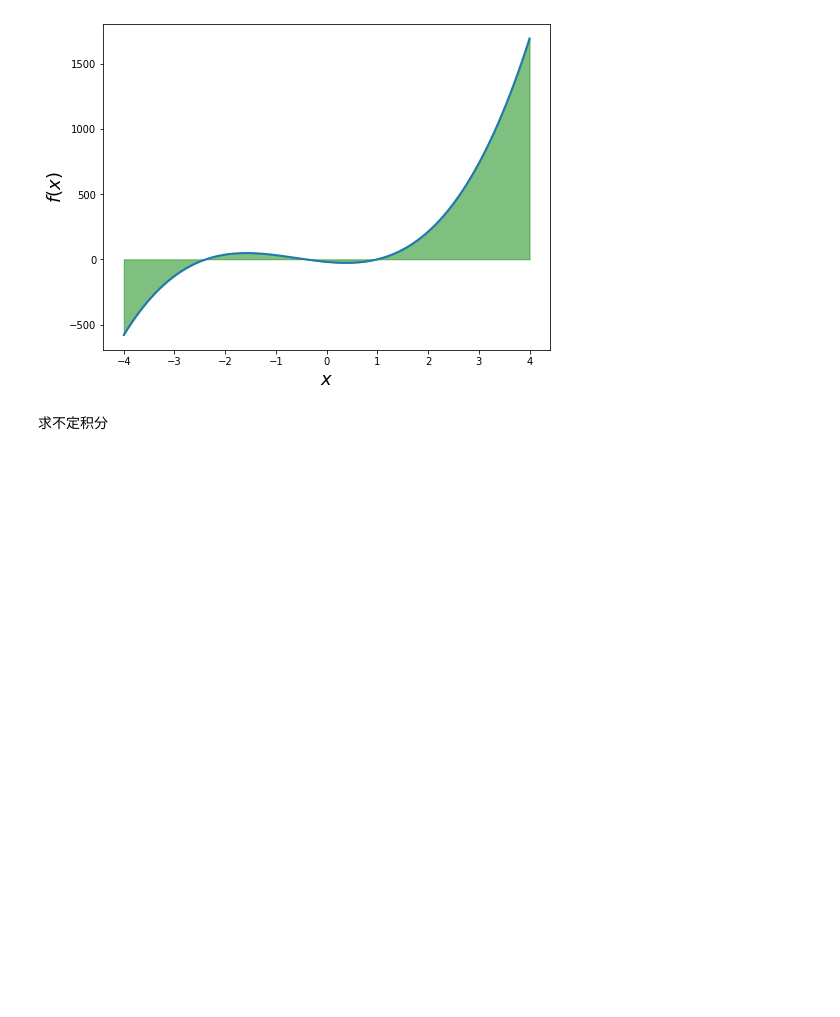
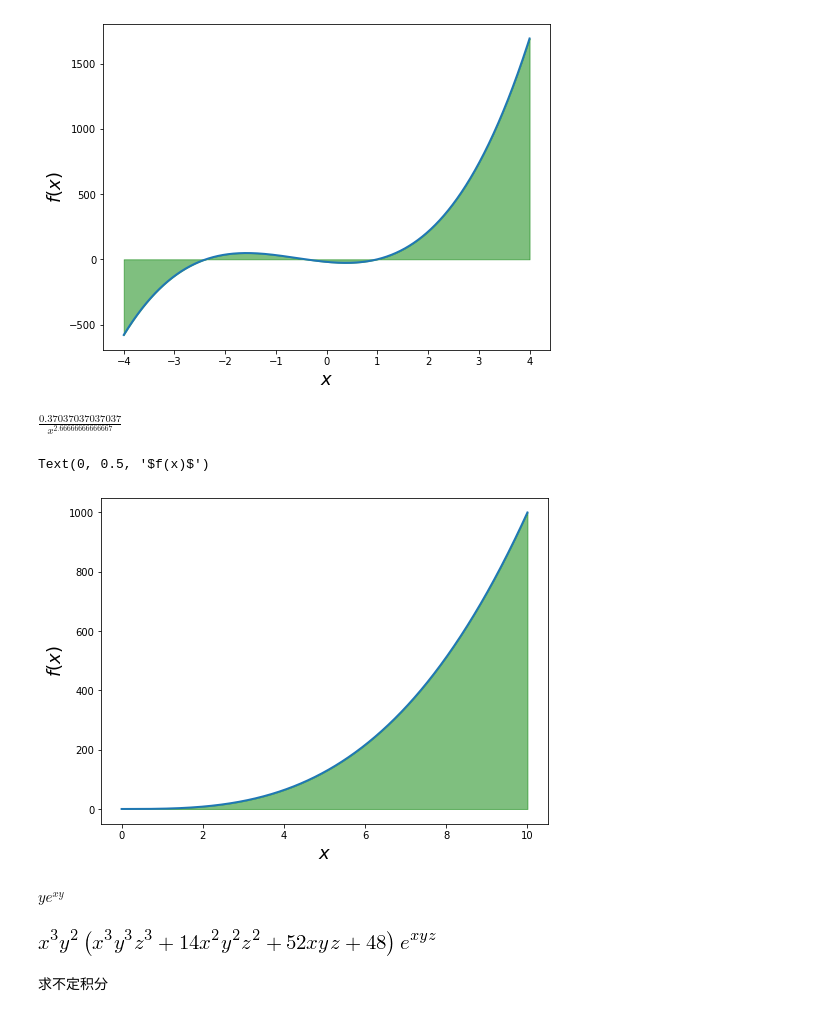
Before and after one commit to jayaston/mypyworks, a Jupyter notebook: 科学计算.ipynb, the cells around one changed output. Saved outputs shown, nothing was run; the diff lists cells and outputs as text; code cells hidden in the pictures; blank space fills up the shorter version.

```diff
--- a/科学计算.ipynb
+++ b/科学计算.ipynb
@@ -106,6 +154,46 @@ ax.set_ylabel("$f(x)$", fontsize=18)
 # %% [output]
 Text(0, 0.5, '$f(x)$')
 [figure]
+# %%
+x = sy.Symbol('x')
+f = x**(1/3)
+sy.diff(f,x,3)
+# %% [output]
+$\displaystyle \frac{0.37037037037037}{x^{2.66666666666667}}$
+# %%
+def f(x):
+    return  x**3
+
+fig, ax = plt.subplots(figsize=(8,6))
+x = np.linspace(0,10, 10000)
+#x = np.arange(-1,100.,0.1)
+ax.plot(x, f(x), lw=2)
+ax.fill_between(x, f(x), color='green', alpha=0.5)
+ax.set_xlabel("$x$", fontsize=18)
+ax.set_ylabel("$f(x)$", fontsize=18)
+#ax.set_ylim(-0.1, 0)
+#plt.show()
+# %% [output]
+Text(0, 0.5, '$f(x)$')
+[figure, added]
+# %%
+#二元函数偏导数
+x,y = sy.symbols('x y')
+f = sy.E**(x*y)
+fx = sy.diff(f,x)
+sy.diff(fx,x)
+# %% [output]
+$\displaystyle y e^{x y}$
+# %%
+#求多阶偏导数
+#from IPython.display import display, Latex
+import sympy as sy
+x, y, z = sy.symbols('x y z')
+
+f1 = sy.exp(x*y*z)
+sy.diff(f1,x,y,2,z,4)
+# %% [output]
+[figure, added]
 # %% [markdown]
 求不定积分
 # %%
```
Also changed, not shown: parts of 23 cells of this notebook, 2 other files.
